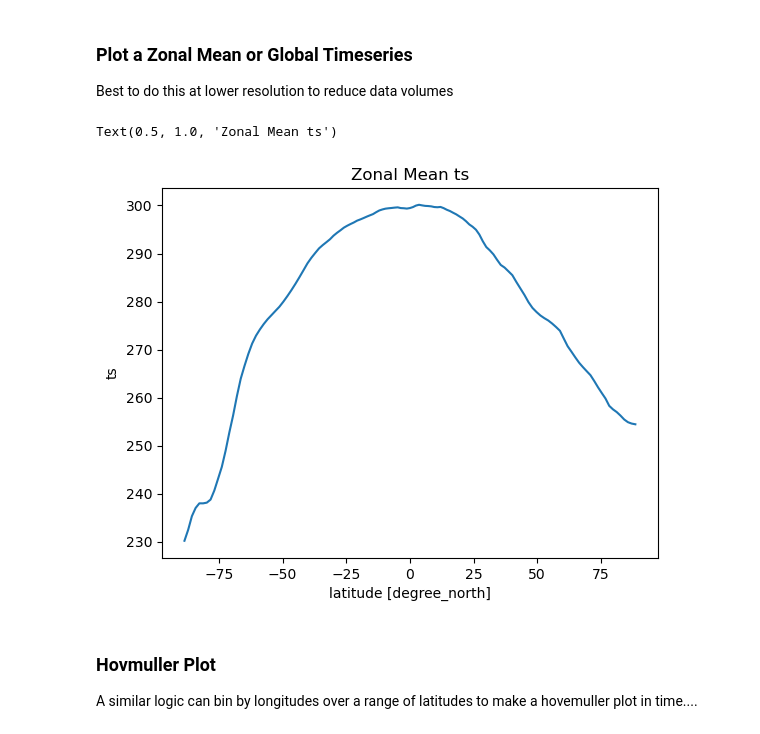
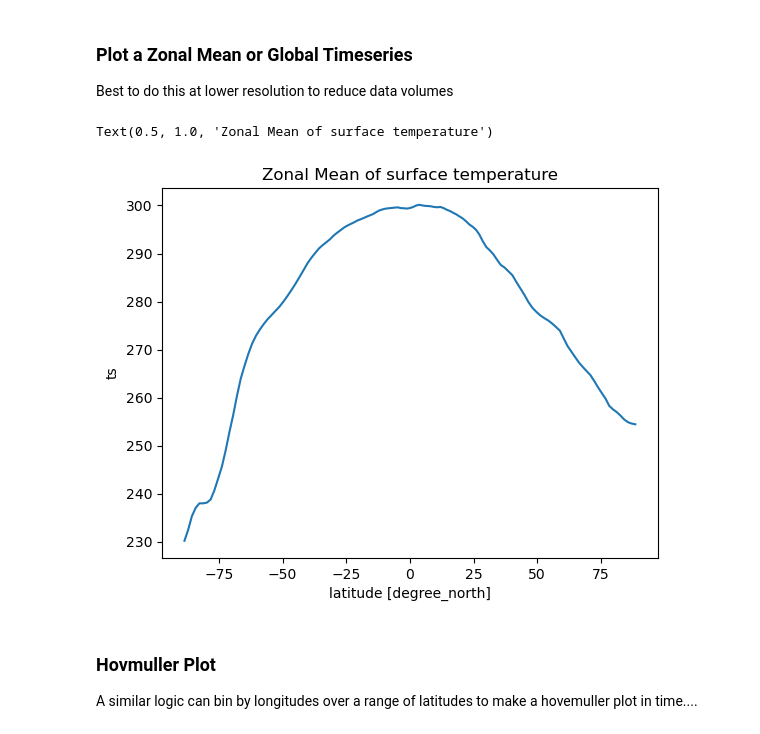
Before and after one commit to trackow/hk25-teams, a Jupyter notebook: hk25-tutorials/simple_plot.ipynb, the cells around one changed output. Saved outputs shown, nothing was run; the diff lists cells and outputs as text; code cells hidden in the pictures.

```diff
--- a/hk25-tutorials/simple_plot.ipynb
+++ b/hk25-tutorials/simple_plot.ipynb
@@ -86,21 +89,22 @@ Best to do this at lower resolution to reduce data volumes
 # %%
 ds = cat["online.icon_d3hp003"](zoom=5).to_dask()
 # This is necessary to know the latitude and longitude of each cell
 ds=ds.pipe(egh.attach_coords)
 
 var="ts"
+long_name = ds[var].attrs.get("long_name", var)
 
 zm = (
     ds[var]
     .groupby("lat")
     .mean()
 ).compute()
 
 zm.mean(dim='time').plot()
-plt.title("Zonal Mean "+var)
+plt.title(f"Zonal Mean of {long_name}")
 # %% [output]
-Text(0.5, 1.0, 'Zonal Mean ts')
+Text(0.5, 1.0, 'Zonal Mean of surface temperature')
-[figure, old version]
+[figure, new version]
 # %% [markdown]
 ### Hovmuller Plot
 A similar logic can bin by longitudes over a range of latitudes to make a hovemuller plot in time....
```
Also changed, not shown: parts of 3 cells of this notebook.
